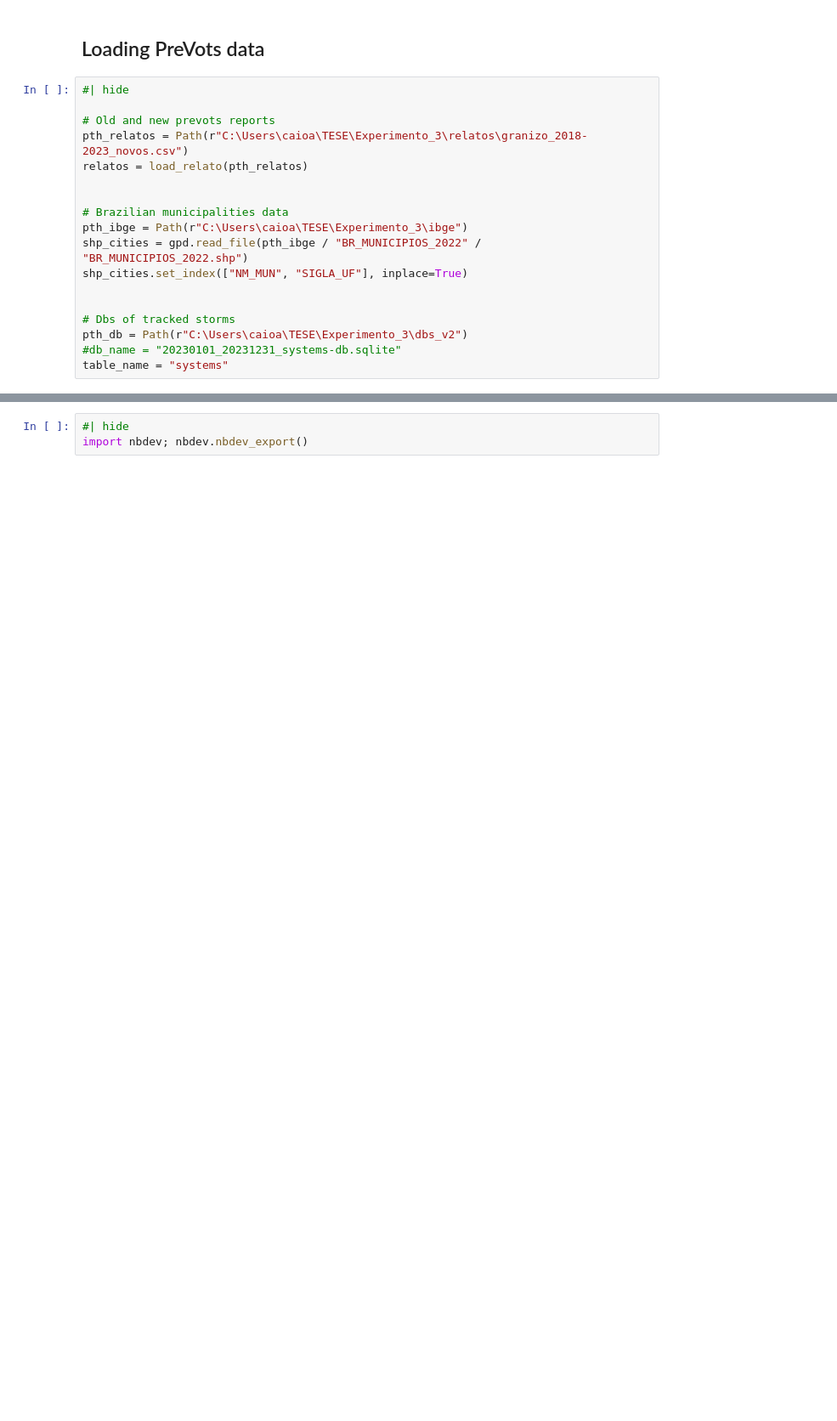
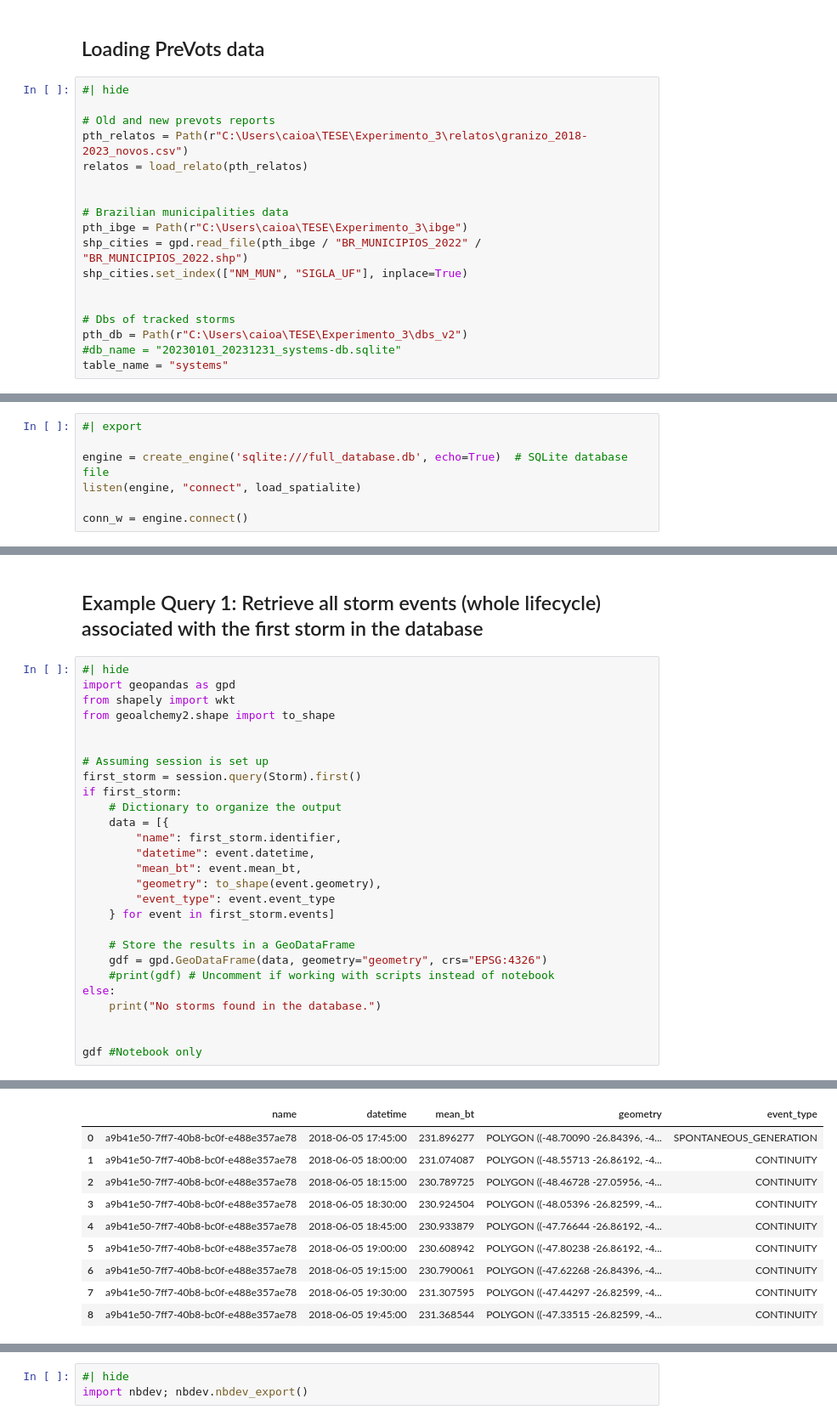
Before and after one commit to caioatila/exp4, a Jupyter notebook: 01_dataset.ipynb, the cells around one changed output, grey strips where cells are left out. Shown: that part at 85% size. Drawn from its saved outputs; the diff is of its cells as text; blank space fills up the shorter version.

Commit message:
Database creation functions

```diff
--- a/01_dataset.ipynb
+++ b/01_dataset.ipynb
@@ -362,0 +177,7 @@ with open('hail_log_database.txt', 'w') as f:
+# %%
+#| export
+
+engine = create_engine('sqlite:///full_database.db', echo=True)  # SQLite database file
+listen(engine, "connect", load_spatialite)
+
+conn_w = engine.connect()
@@ -362,0 +339,30 @@ with open('hail_log_database.txt', 'w') as f:
+# %% [markdown]
+## Example Query 1: Retrieve all storm events (whole lifecycle) associated with the first storm in the database
+# %%
+#| hide
+import geopandas as gpd
+from shapely import wkt
+from geoalchemy2.shape import to_shape
+
+
+# Assuming session is set up
+first_storm = session.query(Storm).first()
+if first_storm:
+    # Dictionary to organize the output
+    data = [{
+        "name": first_storm.identifier,
+        "datetime": event.datetime,
+        "mean_bt": event.mean_bt,
+        "geometry": to_shape(event.geometry),
+        "event_type": event.event_type
+    } for event in first_storm.events]
+
+    # Store the results in a GeoDataFrame
+    gdf = gpd.GeoDataFrame(data, geometry="geometry", crs="EPSG:4326")
+    #print(gdf) # Uncomment if working with scripts instead of notebook
+else:
+    print("No storms found in the database.")
+
+
+gdf #Notebook only
+# %% [output]
@@ -362,0 +378,10 @@ with open('hail_log_database.txt', 'w') as f:
+|  | name | datetime | mean_bt | geometry | event_type |
+| 0 | a9b41e50-7ff7-40b8-bc0f-e488e357ae78 | 2018-06-05 17:45:00 | 231.896277 | POLYGON ((-48.70090 -26.84396, -4... | SPONTANEOUS_GENERATION |
+| 1 | a9b41e50-7ff7-40b8-bc0f-e488e357ae78 | 2018-06-05 18:00:00 | 231.074087 | POLYGON ((-48.55713 -26.86192, -4... | CONTINUITY |
+| 2 | a9b41e50-7ff7-40b8-bc0f-e488e357ae78 | 2018-06-05 18:15:00 | 230.789725 | POLYGON ((-48.46728 -27.05956, -4... | CONTINUITY |
+| 3 | a9b41e50-7ff7-40b8-bc0f-e488e357ae78 | 2018-06-05 18:30:00 | 230.924504 | POLYGON ((-48.05396 -26.82599, -4... | CONTINUITY |
+| 4 | a9b41e50-7ff7-40b8-bc0f-e488e357ae78 | 2018-06-05 18:45:00 | 230.933879 | POLYGON ((-47.76644 -26.86192, -4... | CONTINUITY |
+| 5 | a9b41e50-7ff7-40b8-bc0f-e488e357ae78 | 2018-06-05 19:00:00 | 230.608942 | POLYGON ((-47.80238 -26.86192, -4... | CONTINUITY |
+| 6 | a9b41e50-7ff7-40b8-bc0f-e488e357ae78 | 2018-06-05 19:15:00 | 230.790061 | POLYGON ((-47.62268 -26.84396, -4... | CONTINUITY |
+| 7 | a9b41e50-7ff7-40b8-bc0f-e488e357ae78 | 2018-06-05 19:30:00 | 231.307595 | POLYGON ((-47.44297 -26.82599, -4... | CONTINUITY |
+| 8 | a9b41e50-7ff7-40b8-bc0f-e488e357ae78 | 2018-06-05 19:45:00 | 231.368544 | POLYGON ((-47.33515 -26.82599, -4... | CONTINUITY |
```
Also changed, not shown: parts of 44 cells of this notebook, 10 other files.
